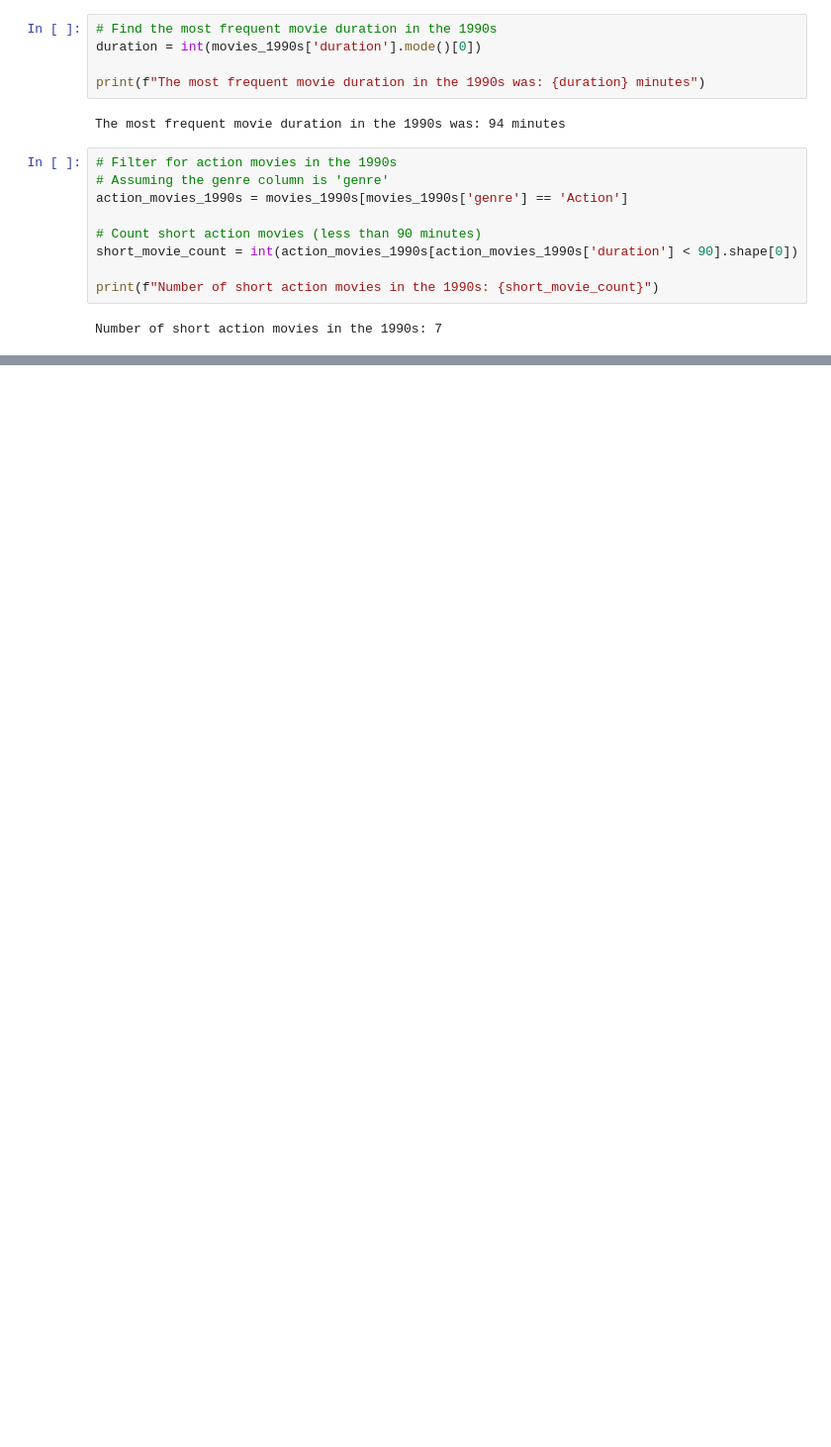
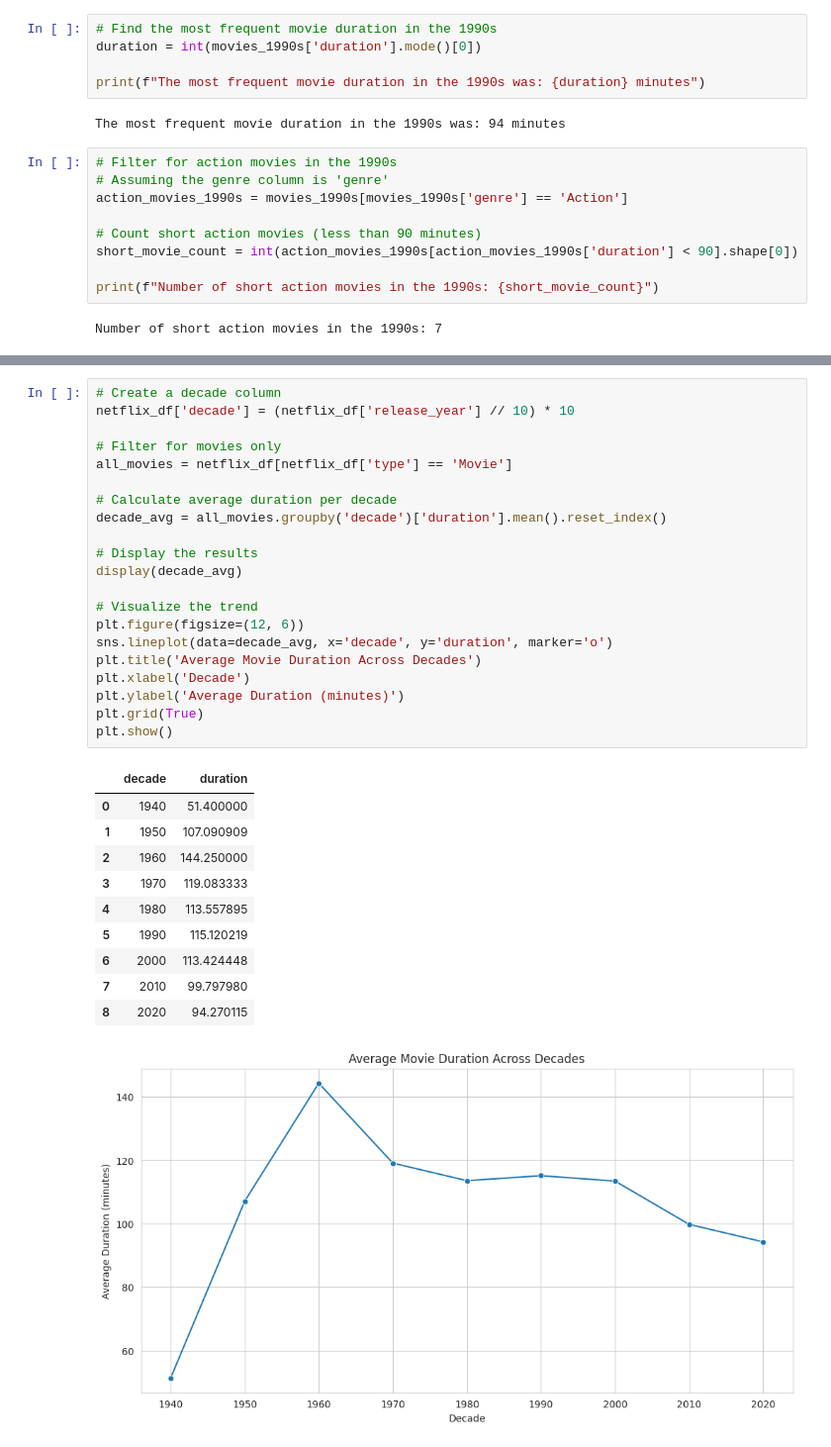
Before and after one commit to Julfikar-Asif/Investigating-Netflix-Movies, a Jupyter notebook: Investigating_Netflix_Movies.ipynb, the cells around one changed output, grey strips where cells are left out. Shown at 99% size. Saved outputs shown, nothing was run; the diff lists cells and outputs as text; blank space fills up the shorter version.

```diff
--- a/Investigating_Netflix_Movies.ipynb
+++ b/Investigating_Netflix_Movies.ipynb
@@ -38,0 +57,33 @@ Number of short action movies in the 1990s: 7
+# %%
+# Create a decade column
+netflix_df['decade'] = (netflix_df['release_year'] // 10) * 10
+
+# Filter for movies only
+all_movies = netflix_df[netflix_df['type'] == 'Movie']
+
+# Calculate average duration per decade
+decade_avg = all_movies.groupby('decade')['duration'].mean().reset_index()
+
+# Display the results
+display(decade_avg)
+
+# Visualize the trend
+plt.figure(figsize=(12, 6))
+sns.lineplot(data=decade_avg, x='decade', y='duration', marker='o')
+plt.title('Average Movie Duration Across Decades')
+plt.xlabel('Decade')
+plt.ylabel('Average Duration (minutes)')
+plt.grid(True)
+plt.show()
+# %% [output]
+|  | decade | duration |
+| 0 | 1940 | 51.400000 |
+| 1 | 1950 | 107.090909 |
+| 2 | 1960 | 144.250000 |
+| 3 | 1970 | 119.083333 |
+| 4 | 1980 | 113.557895 |
+| 5 | 1990 | 115.120219 |
+| 6 | 2000 | 113.424448 |
+| 7 | 2010 | 99.797980 |
+| 8 | 2020 | 94.270115 |
+[figure, added]
```
Also changed, not shown: parts of 12 cells of this notebook.
